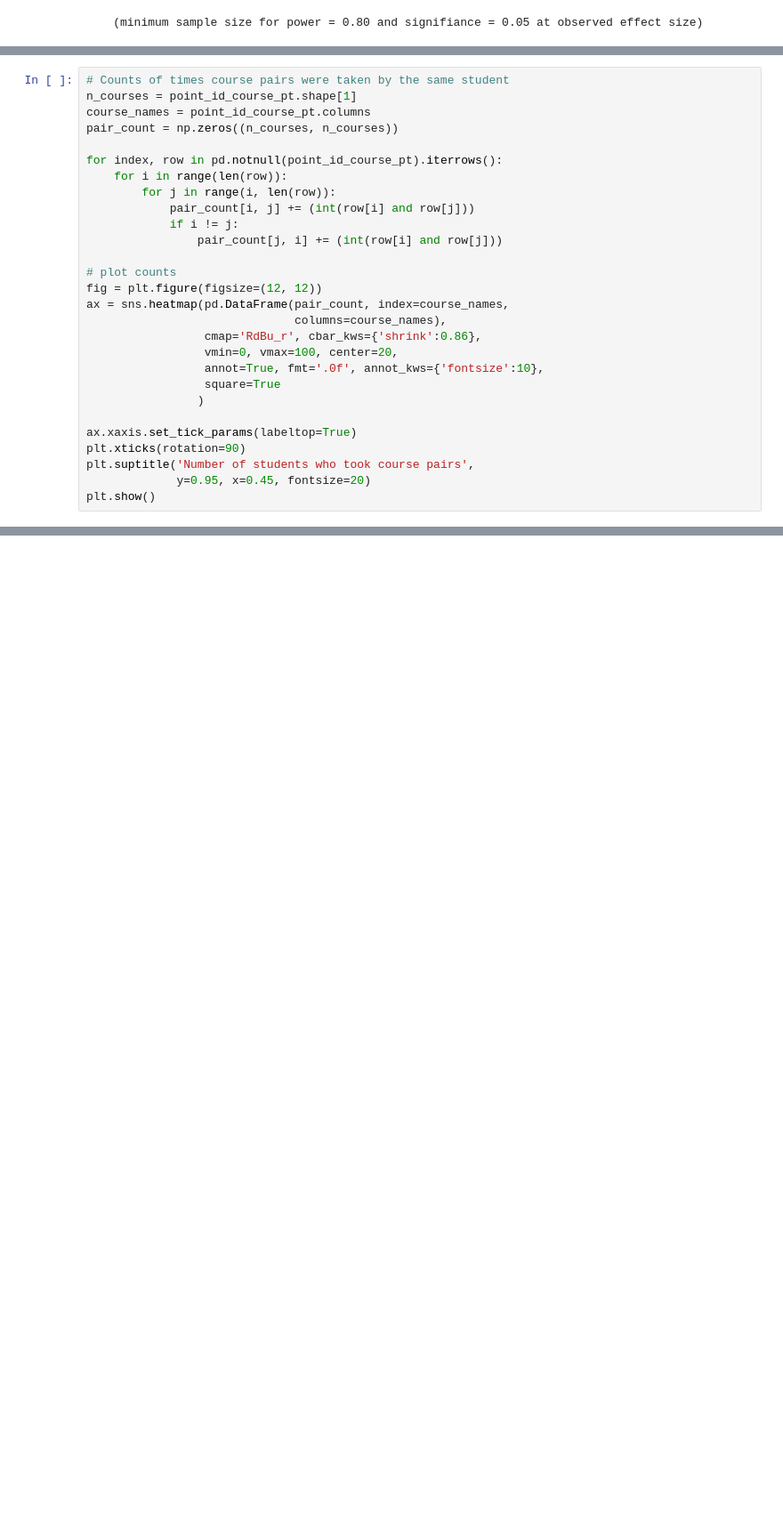
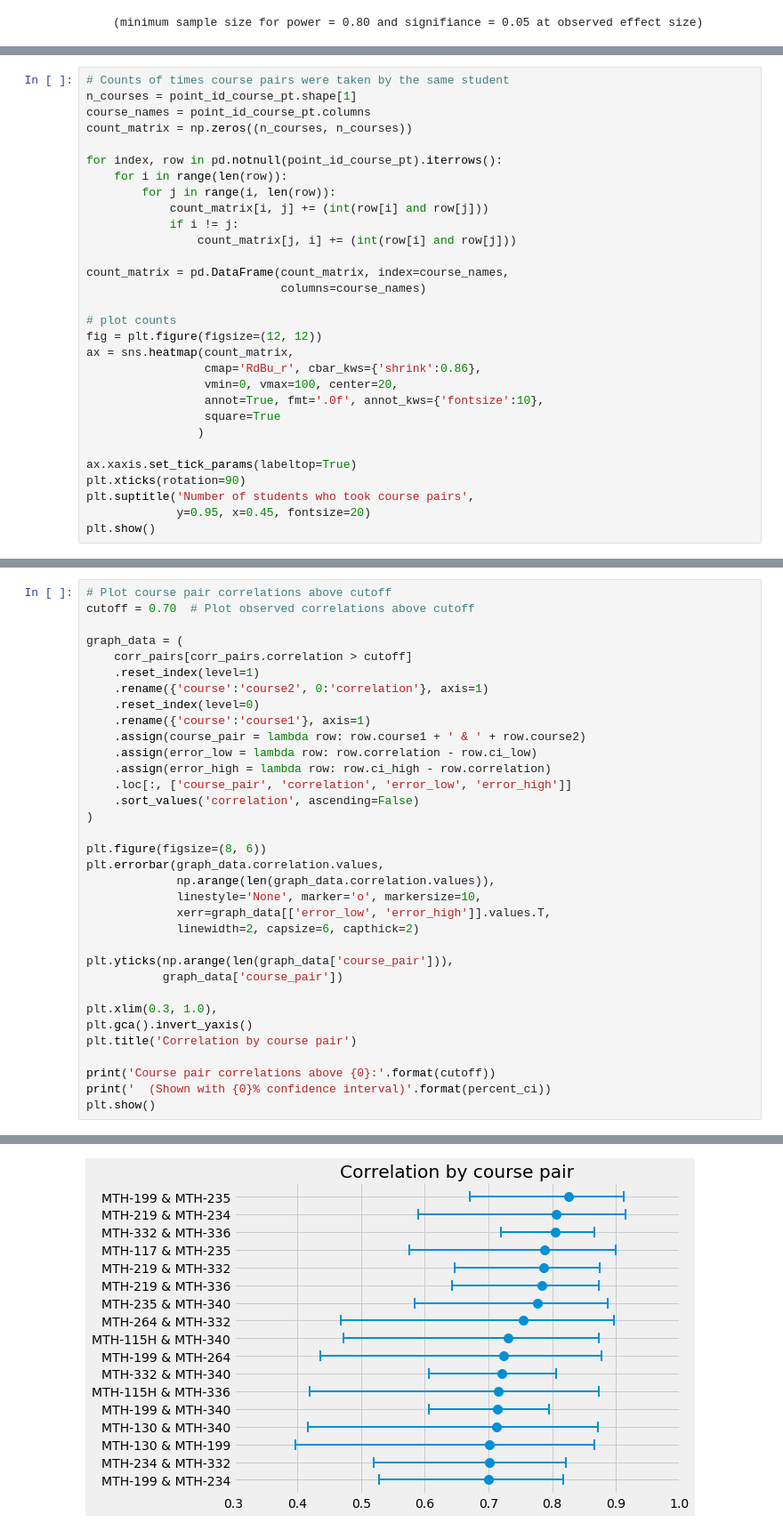
Before and after one commit to pmgasper/union_students, a Jupyter notebook: nb04_hypothesis_testing.ipynb, the cells around one changed output, grey strips where cells are left out. Shown at 89% size. Saved outputs shown, nothing was run; the diff lists cells and outputs as text; blank space fills up the shorter version.

```diff
--- a/nb04_hypothesis_testing.ipynb
+++ b/nb04_hypothesis_testing.ipynb
@@ -500,19 +473,21 @@ plt.show()
 # Counts of times course pairs were taken by the same student
 n_courses = point_id_course_pt.shape[1]
 course_names = point_id_course_pt.columns
-pair_count = np.zeros((n_courses, n_courses))
+count_matrix = np.zeros((n_courses, n_courses))
 
 for index, row in pd.notnull(point_id_course_pt).iterrows():
     for i in range(len(row)):
         for j in range(i, len(row)):
-            pair_count[i, j] += (int(row[i] and row[j]))
+            count_matrix[i, j] += (int(row[i] and row[j]))
             if i != j:
-                pair_count[j, i] += (int(row[i] and row[j]))
+                count_matrix[j, i] += (int(row[i] and row[j]))
+
+count_matrix = pd.DataFrame(count_matrix, index=course_names,
+                            columns=course_names)
 
 # plot counts
 fig = plt.figure(figsize=(12, 12))
-ax = sns.heatmap(pd.DataFrame(pair_count, index=course_names,
-                              columns=course_names),
+ax = sns.heatmap(count_matrix,
                  cmap='RdBu_r', cbar_kws={'shrink':0.86},
                  vmin=0, vmax=100, center=20,
                  annot=True, fmt='.0f', annot_kws={'fontsize':10},
@@ -593,0 +556,35 @@ print(np.tanh(0.30952 - z_score * (1 / np.sqrt(47))))
+# %%
+# Plot course pair correlations above cutoff
+cutoff = 0.70  # Plot observed correlations above cutoff
+
+graph_data = (
+    corr_pairs[corr_pairs.correlation > cutoff]
+    .reset_index(level=1)
+    .rename({'course':'course2', 0:'correlation'}, axis=1)
+    .reset_index(level=0)
+    .rename({'course':'course1'}, axis=1)
+    .assign(course_pair = lambda row: row.course1 + ' & ' + row.course2)
+    .assign(error_low = lambda row: row.correlation - row.ci_low)
+    .assign(error_high = lambda row: row.ci_high - row.correlation)
+    .loc[:, ['course_pair', 'correlation', 'error_low', 'error_high']]
+    .sort_values('correlation', ascending=False)
+)
+
+plt.figure(figsize=(8, 6))
+plt.errorbar(graph_data.correlation.values,
+             np.arange(len(graph_data.correlation.values)),
+             linestyle='None', marker='o', markersize=10,
+             xerr=graph_data[['error_low', 'error_high']].values.T,
+             linewidth=2, capsize=6, capthick=2)
+
+plt.yticks(np.arange(len(graph_data['course_pair'])),
+           graph_data['course_pair'])
+
+plt.xlim(0.3, 1.0),
+plt.gca().invert_yaxis()
+plt.title('Correlation by course pair')
+
+print('Course pair correlations above {0}:'.format(cutoff))
+print('  (Shown with {0}% confidence interval)'.format(percent_ci))
+plt.show()
+# %% [output]
@@ -593,0 +593 @@ print(np.tanh(0.30952 - z_score * (1 / np.sqrt(47))))
+[figure, added]
```
Also changed, not shown: parts of 11 cells of this notebook.
